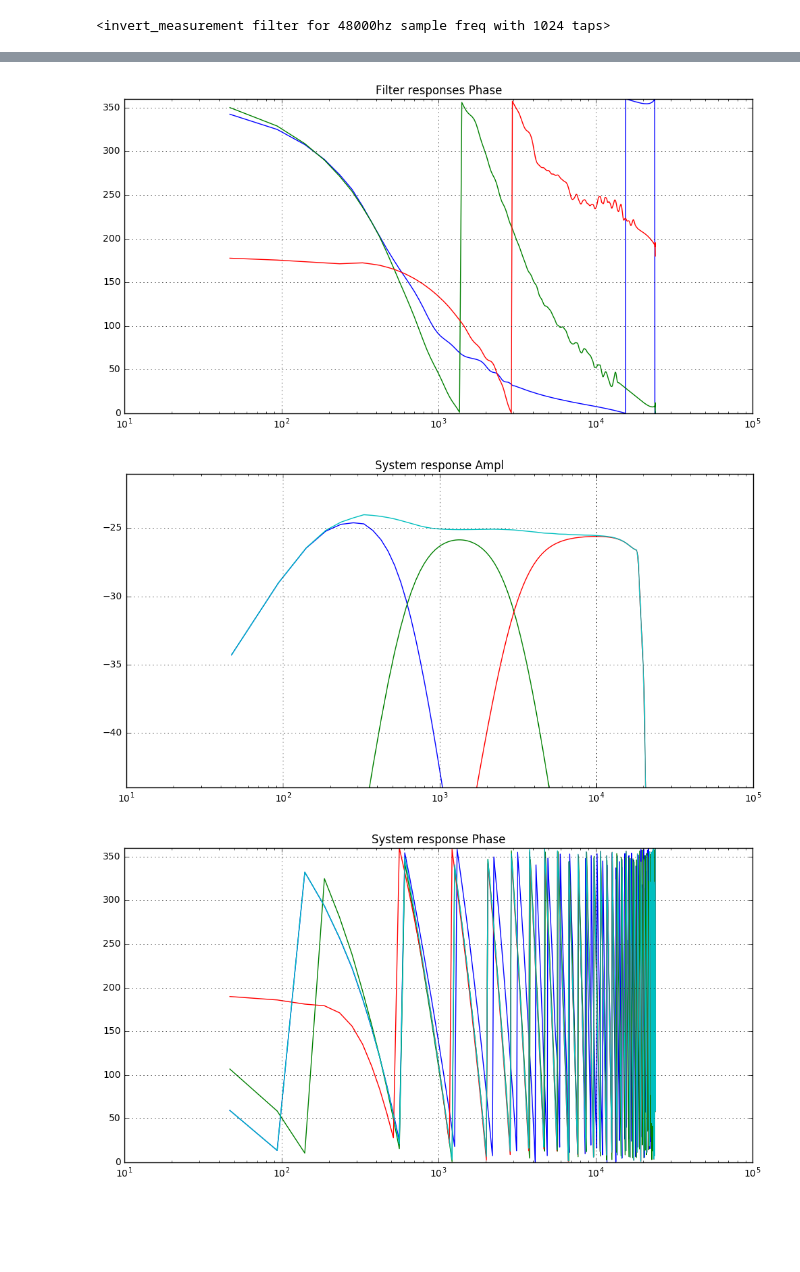
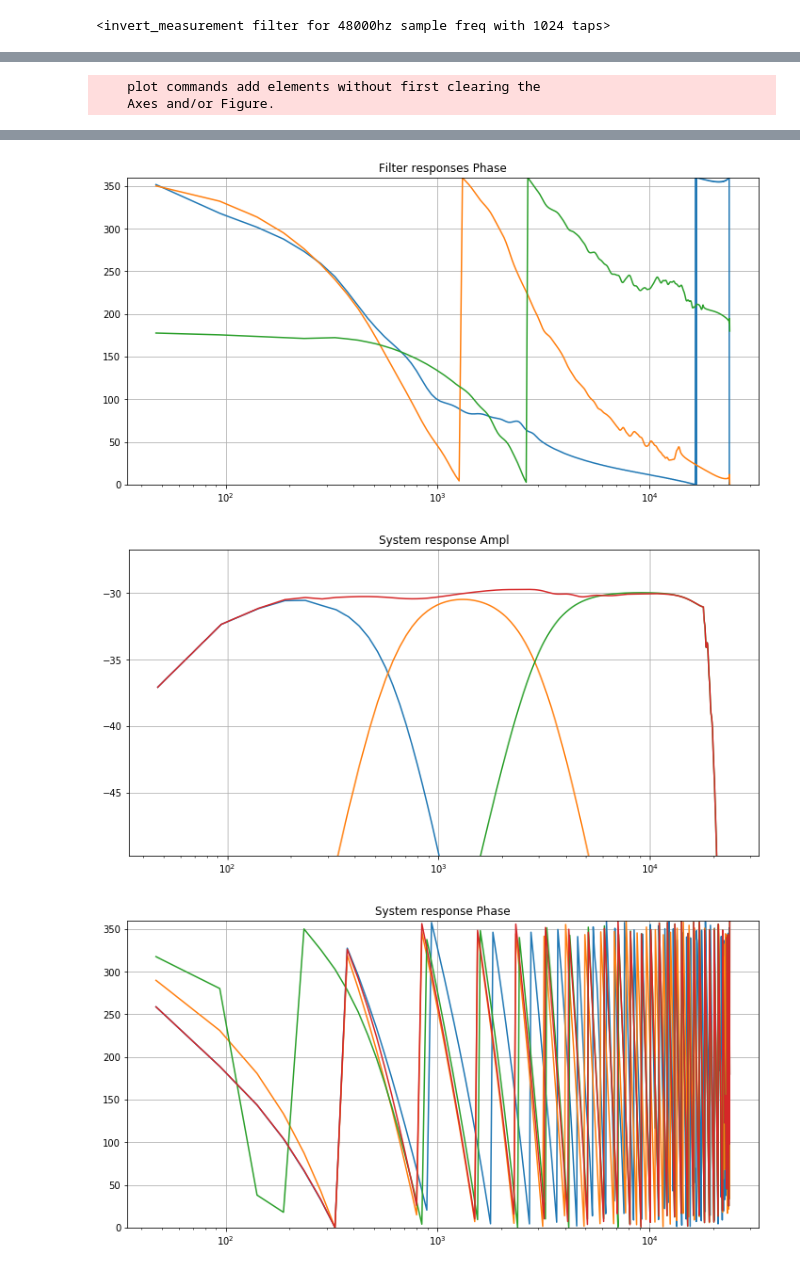
Before and after one commit to axiak/speakers, a Jupyter notebook: notebooks/Crossover Design.ipynb, the cells around one changed output, grey strips where cells are left out. Cells and saved outputs as stored; diff of their text form; code cells hidden in the pictures; blank space fills up the shorter version.

```diff
--- a/notebooks/Crossover Design.ipynb
+++ b/notebooks/Crossover Design.ipynb
@@ -147,9 +147,9 @@ def x():
     #   Use the shelving filter for baffle step compensation only outside the EQ band
     meas_lf_cutoff = 300
     baffle_step = ff.apply_freq_limits(ff.shelf(450, -6), 0, meas_lf_cutoff)
-    tw_comp = ff.invert_measurement('../measurements/tweeterleft2.txt.gz', (-1e-3, 3.2e-3), (1.2e3, 1.8e4), nocache=True)
-    mid_comp = ff.invert_measurement('../measurements/midleft2.txt.gz', (-1e-3, 3.1e-3), (meas_lf_cutoff, 1.4e4), nocache=True)
-    wf_comp = ff.invert_measurement('../measurements/wooferleft2.txt.gz', (-1e-3, 2.5e-3), (meas_lf_cutoff, 3e3), nocache=True)
+    tw_comp = ff.min_phase(ff.invert_measurement('../measurements/tweeterleft4.txt.gz', (-1e-3, 3.2e-3), (1.2e3, 1.8e4), nocache=True))
+    mid_comp = ff.min_phase(ff.invert_measurement('../measurements/midleft4.txt.gz', (-1e-3, 3.1e-3), (meas_lf_cutoff, 1.4e4), nocache=True))
+    wf_comp = ff.min_phase(ff.invert_measurement('../measurements/wooferleft4.txt.gz', (-1e-3, 2.5e-3), (meas_lf_cutoff, 3e3), nocache=True))
 
     RT2 = 0.707
 
@@ -157,30 +157,28 @@ def x():
     mid_lp = ff.analog_lp2(3000, RT2) ** 2
     mid_bp = mid_hp * mid_lp
 
-    tw_eq = ff.parametric_eq(1.9e4, 2, -2)
-    #mid_eq = ff.parametric_eq(300, 0.707, 1)
-    #wf_eq = ff.parametric_eq(65, 1, 3)
+    tw_eq = ff.parametric_eq(1.9e4, 2, -2) * ff.parametric_eq(2.9e3, 1, .5)
+
+    mid_eq = ff.parametric_eq(300, 0.707, 1)
+    wf_eq = ff.parametric_eq(65, 1, 3)
 
     tw_comp *= tw_eq
-    #mid_comp *= mid_eq
-    #wf_comp *= wf_eq
+    mid_comp *= mid_eq
+    wf_comp *= wf_eq
 
     crossover = [
-        wf_comp * (ff.analog_lp2(600, RT2) ** 2) * baffle_step,
-        mid_comp * mid_bp * baffle_step * ff.gain(2),
-        tw_comp * (ff.analog_hp2(3000, RT2) ** 2) * baffle_step * ff.invert() * ff.gain(4),
+        wf_comp * (ff.analog_lp2(600, RT2) ** 2) * baffle_step * ff.gain(4),
+        mid_comp * mid_bp * baffle_step * ff.gain(-.2),
+        tw_comp * (ff.analog_hp2(2900, RT2) ** 2) * baffle_step * ff.invert() * ff.gain(4),
     ]
-
-
-
     return crossover
 
 crossover = x()
 
 
-bass_driver = ff.measurement('../measurements/wooferleft2.txt.gz', (-.001, 0.0025))
-mid_driver = ff.measurement('../measurements/midleft2.txt.gz', (-.001, 0.0031))
-tweeter_driver = ff.measurement('../measurements/tweeterleft2.txt.gz', (-.001, 0.0032))
+bass_driver = ff.measurement('../measurements/wooferleft4.txt.gz', (-.001, 0.0025))
+mid_driver = ff.measurement('../measurements/midleft4.txt.gz', (-.001, 0.0031))
+tweeter_driver = ff.measurement('../measurements/tweeterleft4.txt.gz', (-.001, 0.0032))
 
 system = [
     crossover[0] * bass_driver,
@@ -198,0 +199,2 @@ plot_system(system, title='System response')
+    plot commands add elements without first clearing the
+    Axes and/or Figure.
@@ -201,3 +203,3 @@ plot_system(system, title='System response')
-[figure, old version]
+[figure, new version]
-[figure, old version]
+[figure, new version]
-[figure, old version]
+[figure, new version]
```
Also changed, not shown: parts of 1 cell of this notebook, 10 other files.
